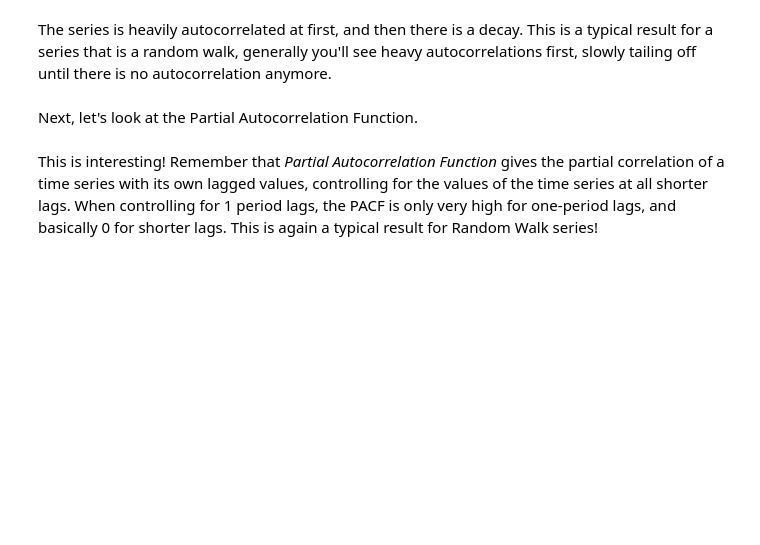
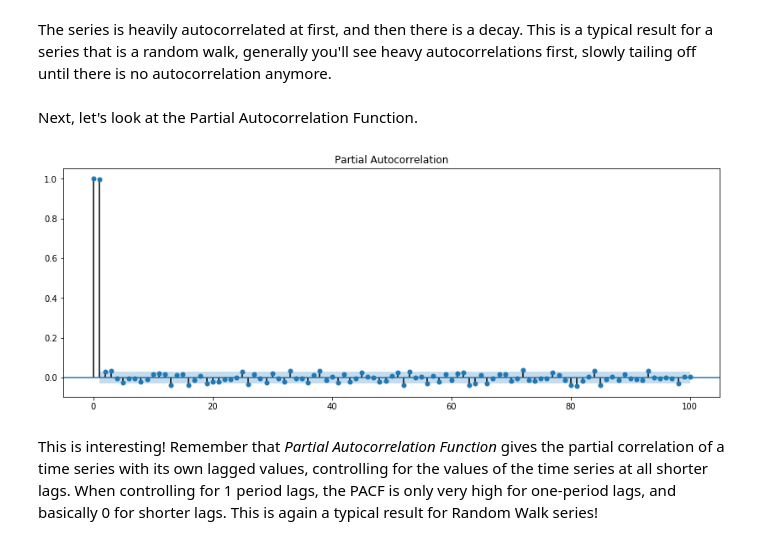
Before and after one commit to fleralle/dsc-corr-autocorr-in-time-series-lab-houston-ds-042219, a Jupyter notebook: index.ipynb, the cells around one changed output. Saved outputs shown, nothing was run; the diff lists cells and outputs as text; code cells hidden in the pictures; blank space fills up the shorter version.

```diff
--- a/index.ipynb
+++ b/index.ipynb
@@ -145,11 +145,13 @@ Next, let's look at the Partial Autocorrelation Function.
 # %%
 # your code here
 from statsmodels.graphics.tsaplots import plot_pacf
 from matplotlib.pylab import rcParams
 
 rcParams['figure.figsize'] = 14, 5
 
-plot_pacf(xrat, lags = 100);
+plot_pacf(xrate_ts.Euro.dropna(), lags = 100);
+# %% [output]
+[figure, added]
 # %% [markdown]
 This is interesting! Remember that *Partial Autocorrelation Function* gives the partial correlation of a time series with its own lagged values, controlling for the values of the time series at all shorter lags. When controlling for 1 period lags, the PACF is only very high for one-period lags, and basically 0 for shorter lags. This is again a typical result for Random Walk series!
 # %% [markdown]
```
